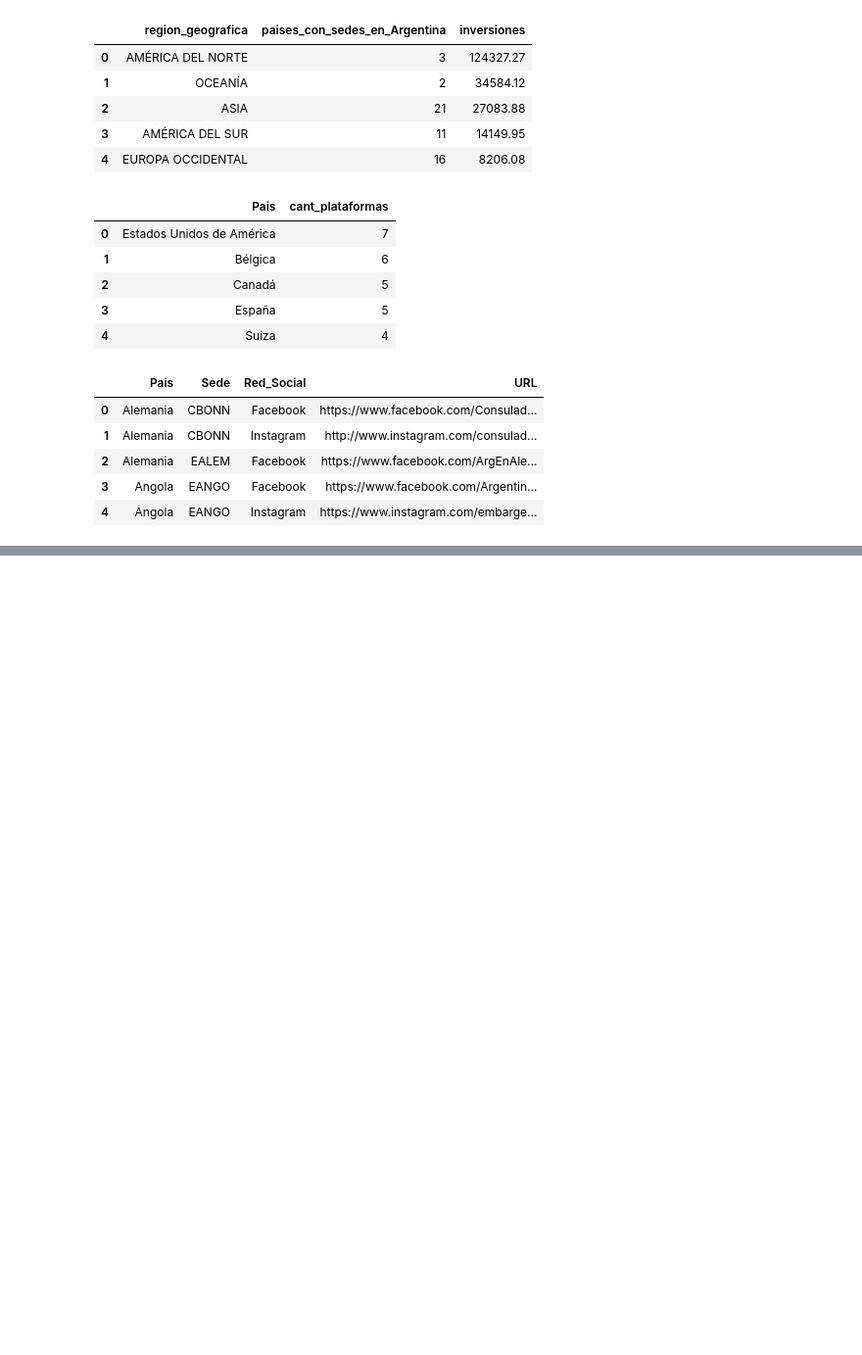
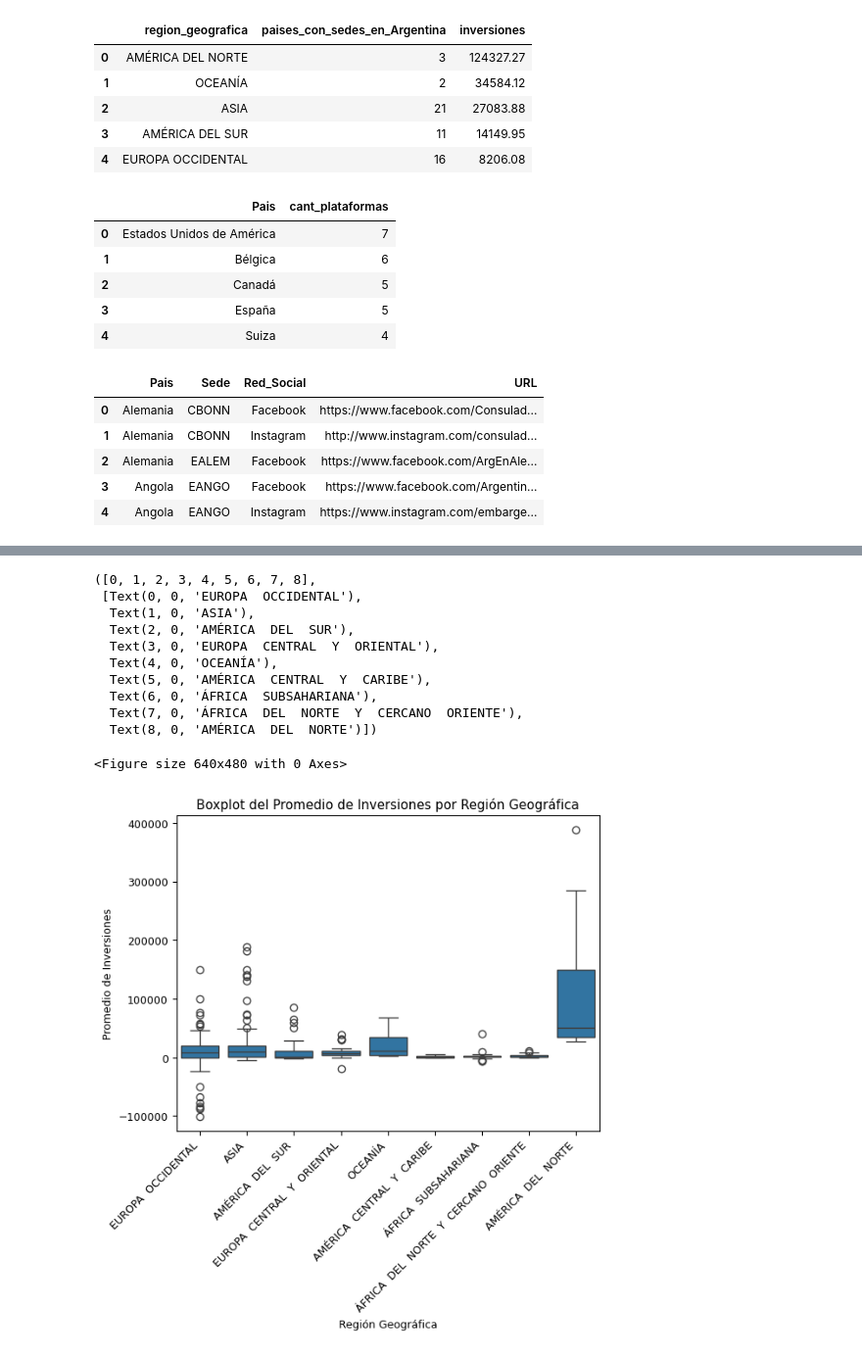
Before and after one commit to Empromptu/Inversion-extranjera-en-Argentina, a Jupyter notebook: notas.ipynb, the cells around one changed output, grey strips where cells are left out. Shown at 98% size. Drawn from its saved outputs; the diff is of its cells as text; code cells hidden in the pictures; blank space fills up the shorter version.

```diff
--- a/notas.ipynb
+++ b/notas.ipynb
@@ -765,0 +804,8 @@ reporte_4.head()
+# %%
+consulta6 = sql ^( """
+            SELECT DISTINCT pais.region_geografica , IED.inversion AS promedio_inversiones
+            FROM pais
+            INNER JOIN IED ON pais.iso3 = IED.pais
+            WHERE pais.iso3 IN (SELECT iso3_sede FROM sedes)
+            """)
+            # Hacemos esta nueva consulta pues toma las inversiones del año 2018 al 2022 (la del anterior ejercicio solo de 2022)
@@ -765,0 +828,28 @@ reporte_4.head()
+# %%
+plt.clf()
+fig, ax = plt.subplots()
+
+ax = sns.boxplot(x="region_geografica",
+                 y="promedio_inversiones",
+                 data=consulta6,
+                 )
+
+# Añadimos etiquetas y título
+plt.xlabel('Región Geográfica')
+plt.ylabel('Promedio de Inversiones')
+plt.title('Boxplot del Promedio de Inversiones por Región Geográfica')
+
+plt.xticks(rotation=45, ha='right')
+# %% [output]
+([0, 1, 2, 3, 4, 5, 6, 7, 8],
+ [Text(0, 0, 'EUROPA  OCCIDENTAL'),
+  Text(1, 0, 'ASIA'),
+  Text(2, 0, 'AMÉRICA  DEL  SUR'),
+  Text(3, 0, 'EUROPA  CENTRAL  Y  ORIENTAL'),
+  Text(4, 0, 'OCEANÍA'),
+  Text(5, 0, 'AMÉRICA  CENTRAL  Y  CARIBE'),
+  Text(6, 0, 'ÁFRICA  SUBSAHARIANA'),
+  Text(7, 0, 'ÁFRICA  DEL  NORTE  Y  CERCANO  ORIENTE'),
+  Text(8, 0, 'AMÉRICA  DEL  NORTE')])
+<Figure size 640x480 with 0 Axes>
+[figure, added]
```
Also changed, not shown: parts of 7 cells of this notebook.
